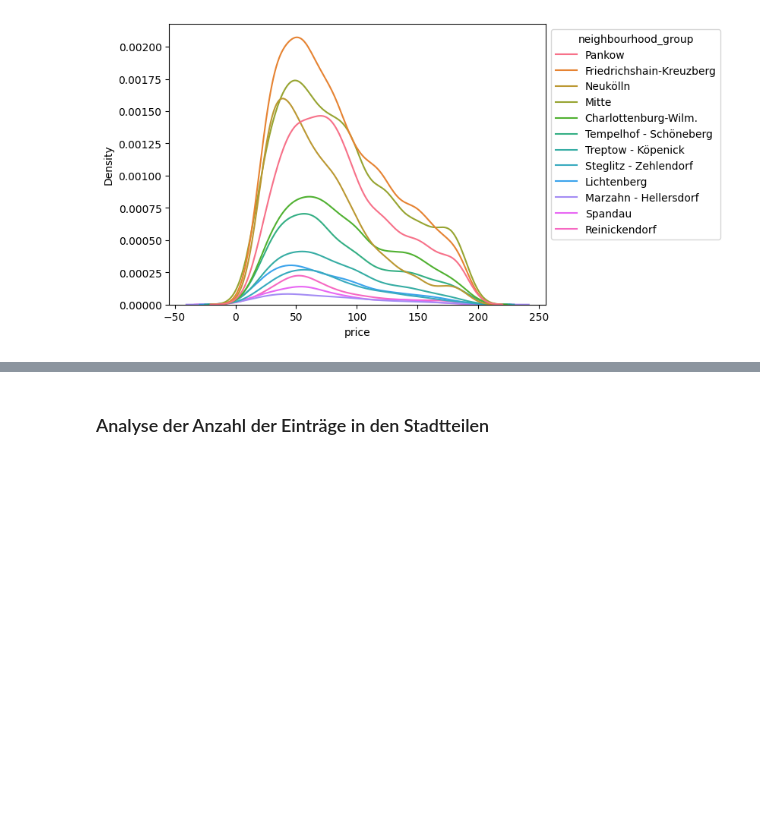
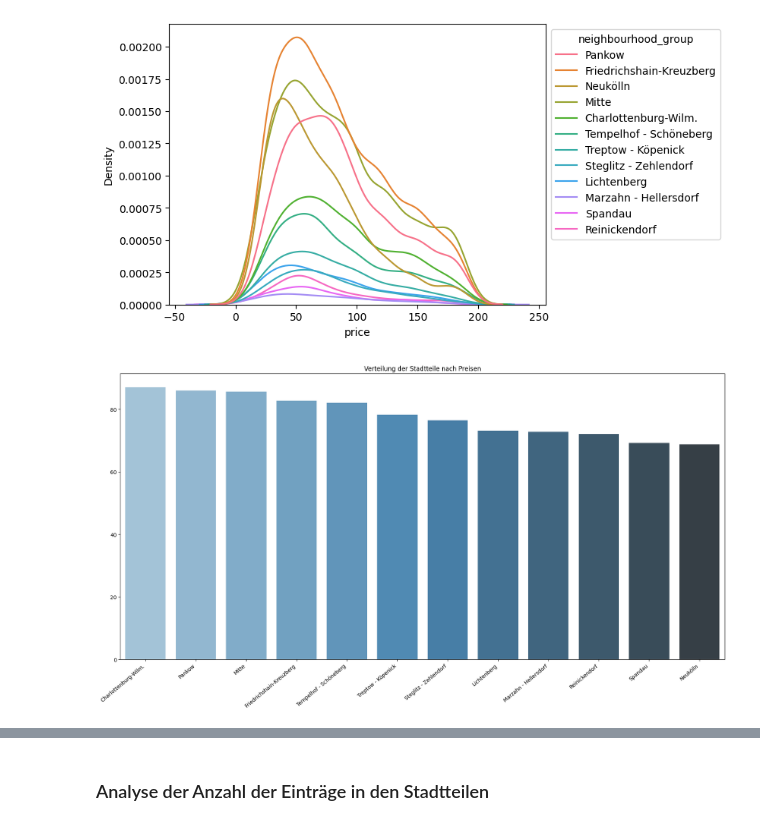
Before and after one commit to awildt01/Airbnb_Berlin-, a Jupyter notebook: Airbnb_(Berlin).ipynb, the cells around one changed output, grey strips where cells are left out. Saved outputs shown, nothing was run; the diff lists cells and outputs as text; code cells hidden in the pictures; blank space fills up the shorter version.

```diff
--- a/Airbnb_(Berlin).ipynb
+++ b/Airbnb_(Berlin).ipynb
@@ -734,6 +734,17 @@ ax = sns.kdeplot(df_clean, x="price", hue="neighbourhood_group")
 sns.move_legend(ax, "upper left", bbox_to_anchor=(1, 1))
 # %% [output]
 [figure]
+# %%
+fig, ax= plt.subplots(figsize=(21,10))
+
+d = df_clean.groupby('neighbourhood_group')['price'].mean().sort_values(ascending=False)[:12]
+sns.barplot(x=d.index.tolist(), y=d.values, ax=ax, palette=("Blues_d"))
+ax.set_xticklabels(ax.get_xticklabels(), rotation=40, ha="right")
+ax.set_title('Verteilung der Stadtteile nach Preisen')
+
+fig.show()
+# %% [output]
+[figure, added]
 # %%
 # Vergleichung der Preisen nach Viertel in Berlin
 
```
Also changed, not shown: parts of 3 cells of this notebook.
